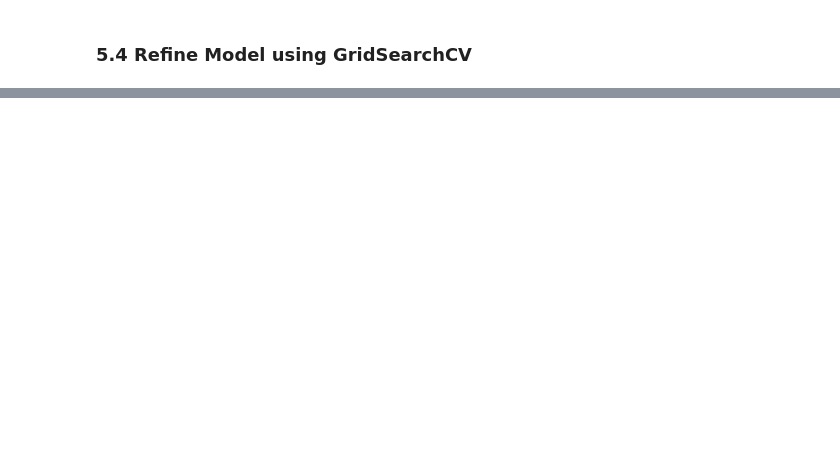
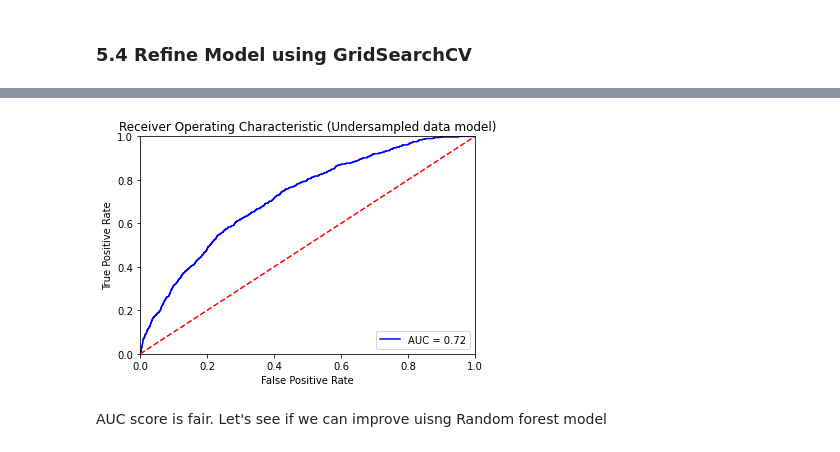
Before and after one commit to freecode23/creditCardFraud, a Jupyter notebook: Preprocessing.ipynb, the cells around one changed output, grey strips where cells are left out. Drawn from its saved outputs; the diff is of its cells as text; code cells hidden in the pictures; blank space fills up the shorter version.

```diff
--- a/Preprocessing.ipynb
+++ b/Preprocessing.ipynb
@@ -383,0 +736,49 @@ recall = recall_score(y_test, y_pred)
+# %%
+from sklearn.metrics import roc_curve, auc
+# Calculate ROC for the model
+# calculate the fpr and tpr for all thresholds of the classification
+
+# 1. predict probabilities for test data
+# (kind of like getting the the proportion)
+probs = clf2.predict_proba(X_test_scaled)
+
+# 2. keep probabilities of positive class only
+preds = probs[:,1]
+
+# 3. get ROC curve
+fpr, tpr, threshold = roc_curve(y_test, preds)
+
+# 4. compute AUC score
+roc_auc = auc(fpr, tpr)
+
+
+# print("preds: ",preds)
+# print("threshold: ", threshold)
+# print("fpr: ",fpr)
+# %%
+# plot roc function
+def plot_roc_curve(fpr,tpr):
+    #title
+    plt.title('Receiver Operating Characteristic (Undersampled data model)')
+
+    # plot curve
+    plt.plot(fpr, tpr, 'b', label = 'AUC = %0.2f' % roc_auc)
+
+    # plot fpr=tpr
+    plt.plot([0, 1], [0, 1],'r--')
+
+    #limit
+    plt.xlim([0, 1])
+    plt.ylim([0, 1])
+
+    #label
+    plt.legend(loc = 'lower right')
+    plt.ylabel('True Positive Rate')
+    plt.xlabel('False Positive Rate')
+    plt.show()
+# %%
+plot_roc_curve(fpr,tpr)
+# %% [output]
+[figure, added]
+# %% [markdown]
+AUC score is fair. Let's see if we can improve uisng Random forest model
```
Also changed, not shown: parts of 139 cells of this notebook.
